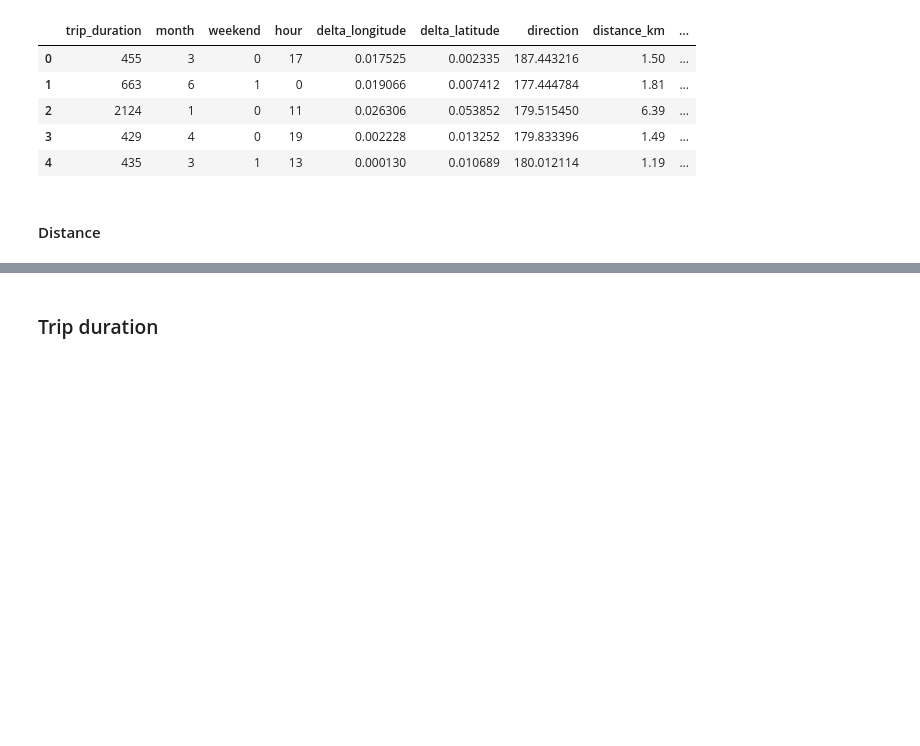
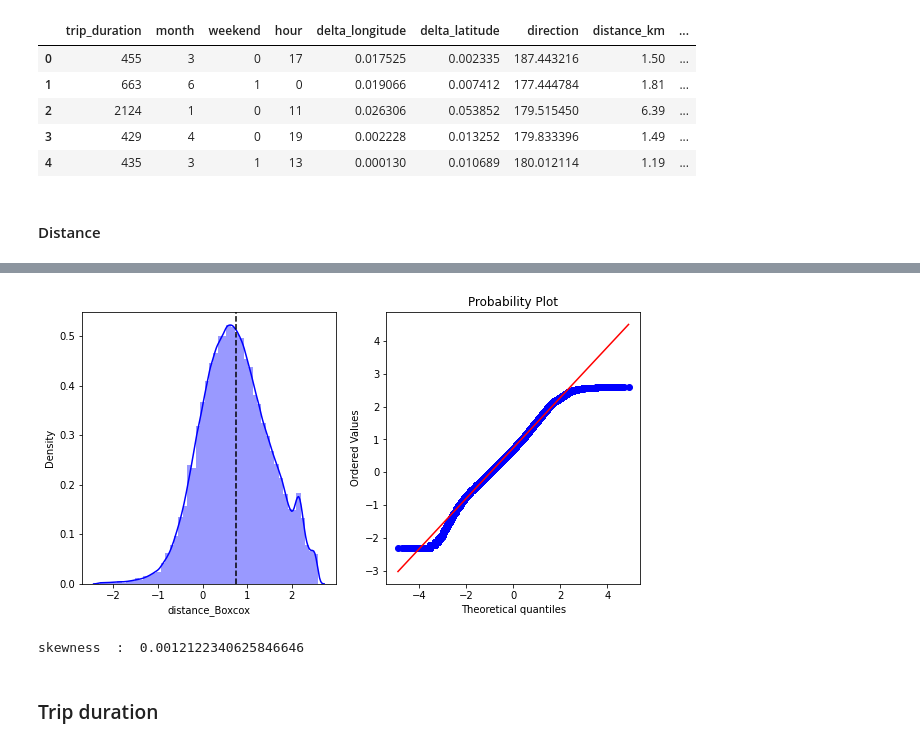
Before and after one commit to GaikwadSandesh/NYC_taxi_prediction, a Jupyter notebook: NYC_taxi_Prediction.ipynb, the cells around one changed output, grey strips where cells are left out. Cells and saved outputs as stored; diff of their text form; code cells hidden in the pictures; blank space fills up the shorter version.

```diff
--- a/NYC_taxi_Prediction.ipynb
+++ b/NYC_taxi_Prediction.ipynb
@@ -346,5 +351,8 @@ def normality(data,feature):
 # %%
-# normality(df , 'distance_Boxcox')
+normality(df , 'distance_Boxcox')
+# %% [output]
+[figure, added]
+skewness  :  0.0012122340625846646
 # %% [markdown]
 ### Trip duration
 # %%
```
Also changed, not shown: parts of 33 cells of this notebook.
